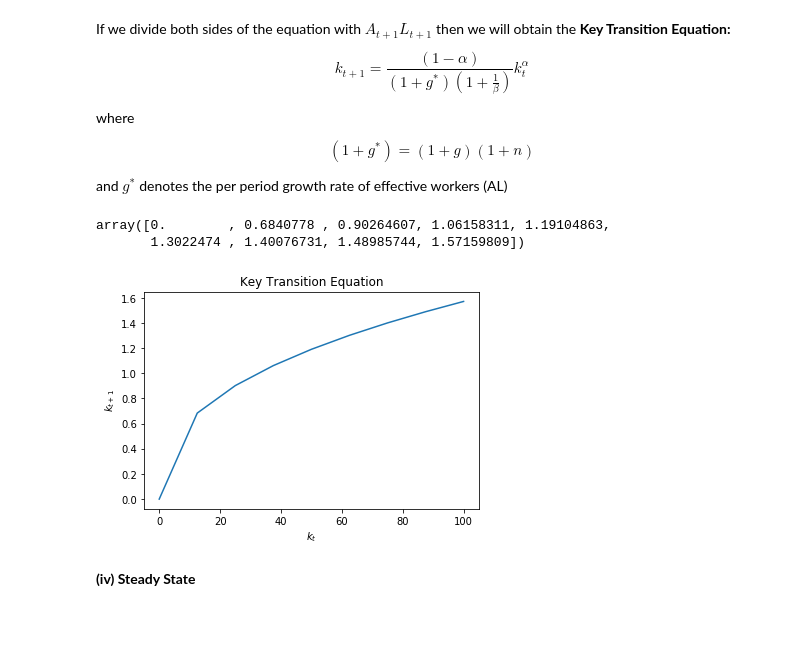
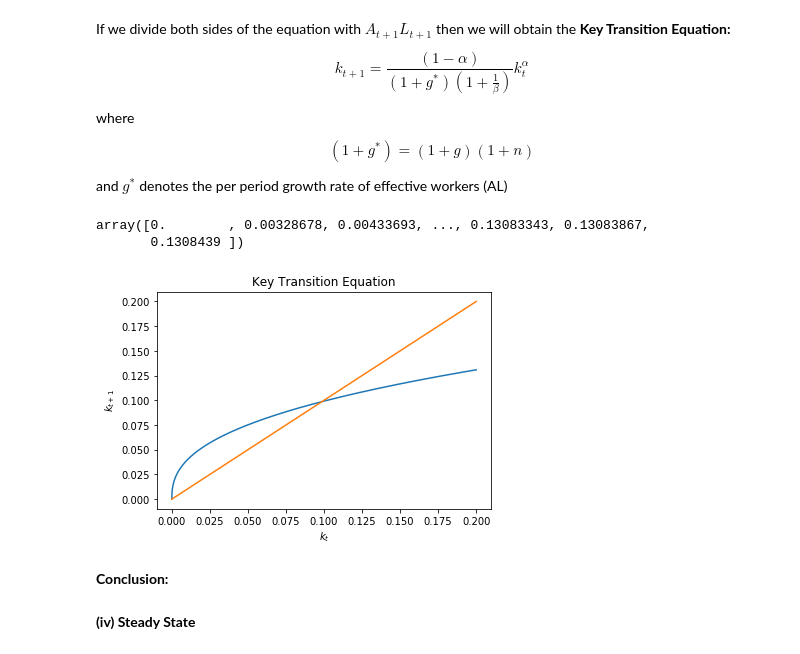
Before and after one commit to NumEconCopenhagen/projects-2019-bcg, a Jupyter notebook: modelproject/modelproject.ipynb, the cells around one changed output. Drawn from its saved outputs; the diff is of its cells as text; code cells hidden in the pictures; blank space fills up the shorter version.

```diff
--- a/modelproject/modelproject.ipynb
+++ b/modelproject/modelproject.ipynb
@@ -389,9 +389,11 @@ and $g^{*}$ denotes the per period growth rate of effective workers (AL)
 # %%
 g1 = lambda n, g: (1+g)*(1+n)-1
 solution = lambda k, alpha = 0.4 , g = 0.01, n = 0.06, beta = 0.8: (1-alpha)*k**alpha / ((1+g1(n,g))*(1+1/beta))
+y = lambda x: x # this will be used to plot a 45o degree line at the first plot
 # %%
-k_values = np.linspace(0, 100, 9)
+k_values = np.linspace(0, 0.2, 10000)
+x = np.linspace(0, 0.2, 10000)
 solution(k_values)
 # %% [output]
-array([0.        , 0.6840778 , 0.90264607, 1.06158311, 1.19104863,
-       1.3022474 , 1.40076731, 1.48985744, 1.57159809])
+array([0.        , 0.00328678, 0.00433693, ..., 0.13083343, 0.13083867,
+       0.1308439 ])
@@ -402,19 +400,21 @@ array([0.        , 0.6840778 , 0.90264607, 1.06158311, 1.19104863,
 # %%
 fig = plt.figure()
 ax = fig.add_subplot(1,1,1)
 
 ax.plot(k_values, solution(k_values))
- #ax.plot(SL1, SL1)
+ax.plot(x, y(x))
 
 plt.xlabel('$k_{t}$')
 plt.ylabel('$k_{t+1}$')
 plt.title('Key Transition Equation')
 
 
 
 plt.show()
 # %% [output]
-[figure, old version]
+[figure, new version]
+# %% [markdown]
+**Conclusion:**
 # %% [markdown]
 **(iv) Steady State**
 # %% [markdown]
```
Also changed, not shown: parts of 7 cells of this notebook.
